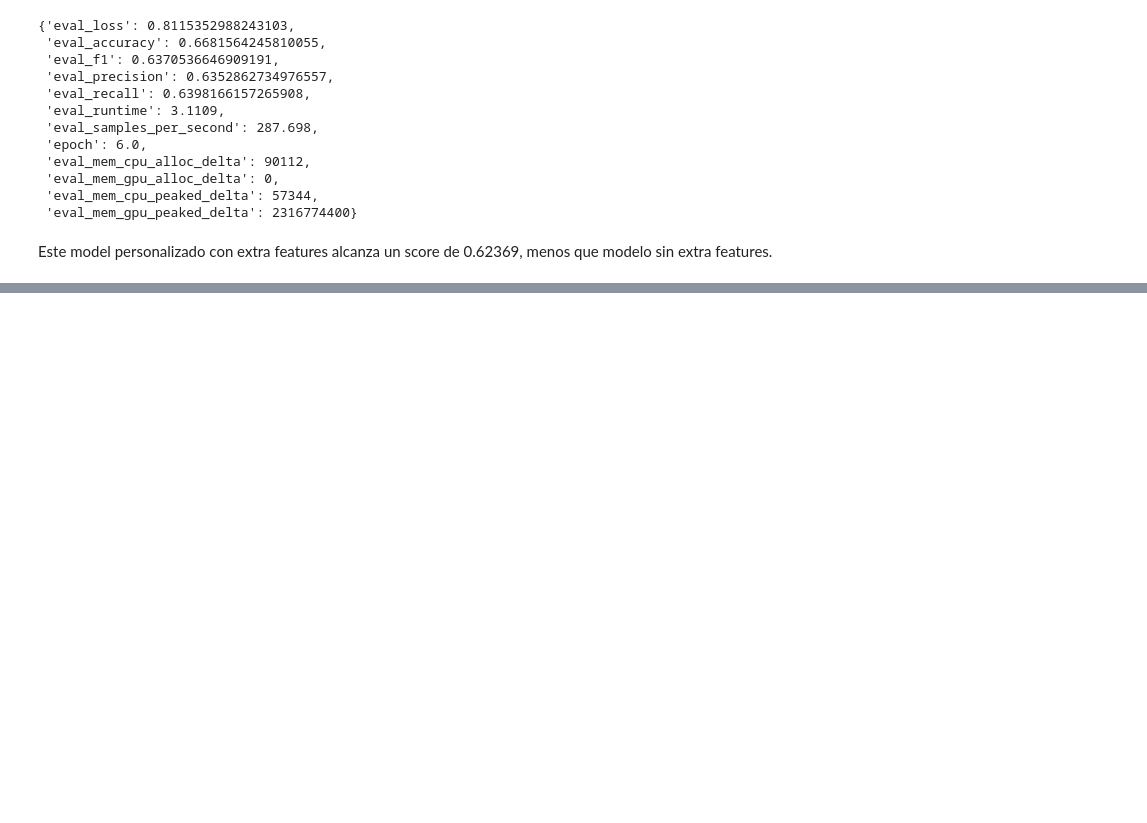
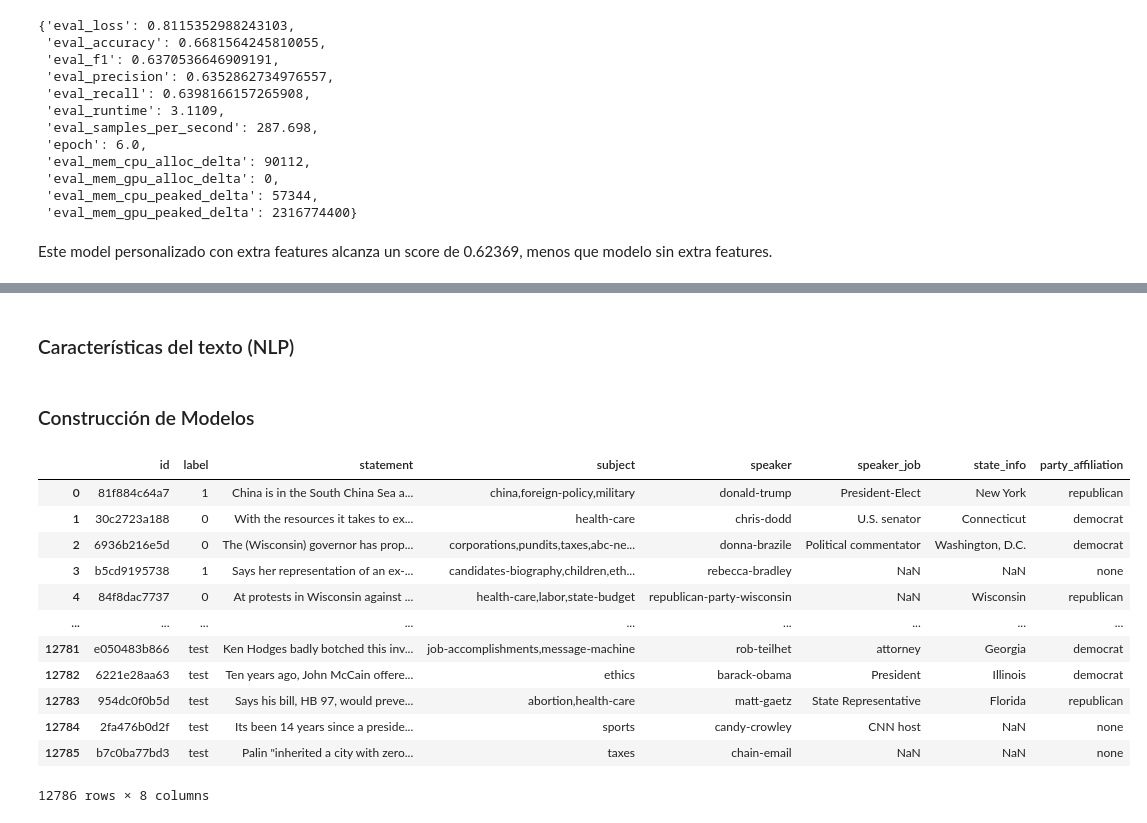
Before and after one commit to dveni/false-political-claim-detection-CDAW, a Jupyter notebook: new/Notebook Final.ipynb, the cells around one changed output, grey strips where cells are left out. Cells and saved outputs as stored; diff of their text form; code cells hidden in the pictures; blank space fills up the shorter version.

```diff
--- a/new/Notebook Final.ipynb
+++ b/new/Notebook Final.ipynb
@@ -1060,0 +1129,2 @@ Este model personalizado con extra features alcanza un score de 0.62369, menos q
+# %% [markdown]
+### Características del texto (NLP)
@@ -1060,0 +1311,2 @@ Este model personalizado con extra features alcanza un score de 0.62369, menos q
+# %% [markdown]
+### Construcción de Modelos
@@ -1060,0 +1397,22 @@ Este model personalizado con extra features alcanza un score de 0.62369, menos q
+# %%
+#Prepare data
+df_train = pd.read_csv("data/train.csv")
+df_test = pd.read_csv("data/test_nolabel.csv")
+
+df_test["label"] = "test"
+df_total = pd.concat([df_train,df_test],ignore_index=True)
+df_total
+# %% [output]
+|  | id | label | statement | subject | speaker | speaker_job | state_info | party_affiliation |
+| 0 | 81f884c64a7 | 1 | China is in the South China Sea a... | china,foreign-policy,military | donald-trump | President-Elect | New York | republican |
+| 1 | 30c2723a188 | 0 | With the resources it takes to ex... | health-care | chris-dodd | U.S. senator | Connecticut | democrat |
+| 2 | 6936b216e5d | 0 | The (Wisconsin) governor has prop... | corporations,pundits,taxes,abc-ne... | donna-brazile | Political commentator | Washington, D.C. | democrat |
+| 3 | b5cd9195738 | 1 | Says her representation of an ex-... | candidates-biography,children,eth... | rebecca-bradley | NaN | NaN | none |
+| 4 | 84f8dac7737 | 0 | At protests in Wisconsin against ... | health-care,labor,state-budget | republican-party-wisconsin | NaN | Wisconsin | republican |
+| ... | ... | ... | ... | ... | ... | ... | ... | ... |
+| 12781 | e050483b866 | test | Ken Hodges badly botched this inv... | job-accomplishments,message-machine | rob-teilhet | attorney | Georgia | democrat |
+| 12782 | 6221e28aa63 | test | Ten years ago, John McCain offere... | ethics | barack-obama | President | Illinois | democrat |
+| 12783 | 954dc0f0b5d | test | Says his bill, HB 97, would preve... | abortion,health-care | matt-gaetz | State Representative | Florida | republican |
+| 12784 | 2fa476b0d2f | test | Its been 14 years since a preside... | sports | candy-crowley | CNN host | NaN | none |
+| 12785 | b7c0ba77bd3 | test | Palin "inherited a city with zero... | taxes | chain-email | NaN | NaN | none |
+12786 rows × 8 columns
```
Also changed, not shown: parts of 21 cells of this notebook, 2 other files.
